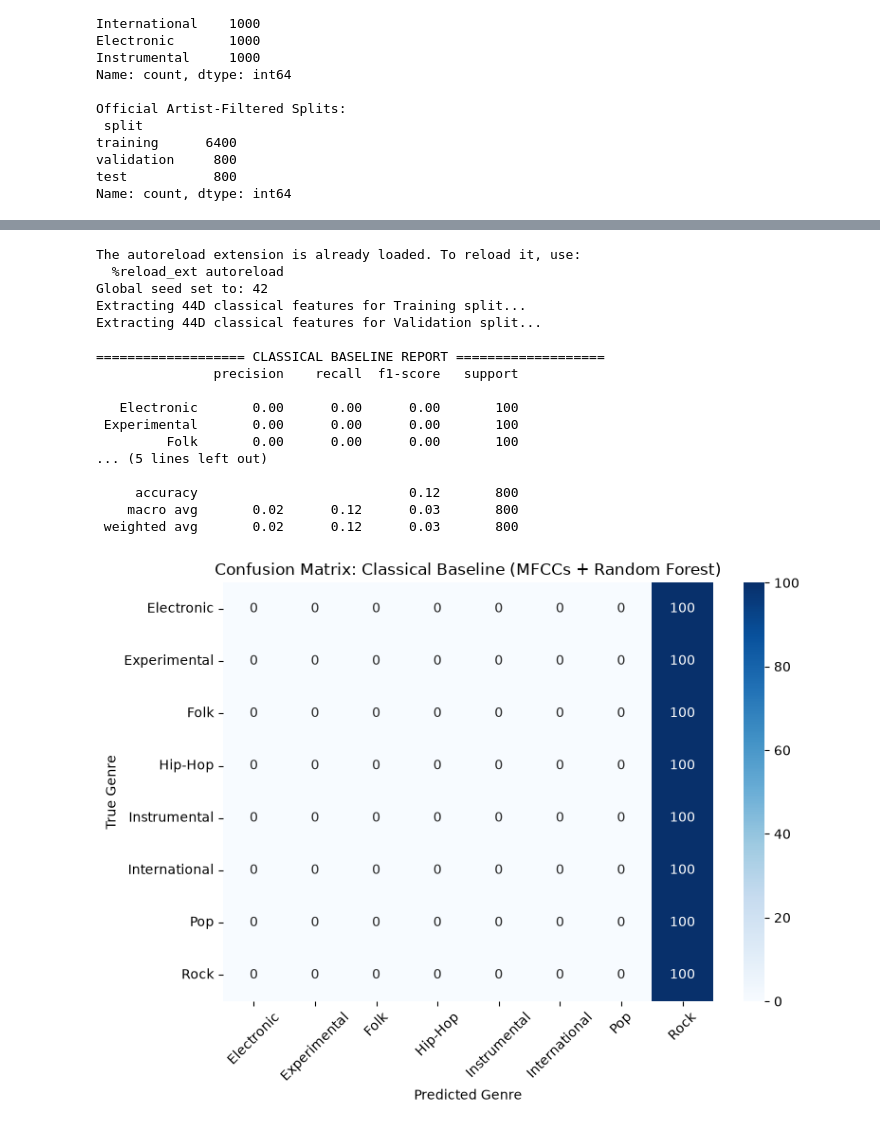
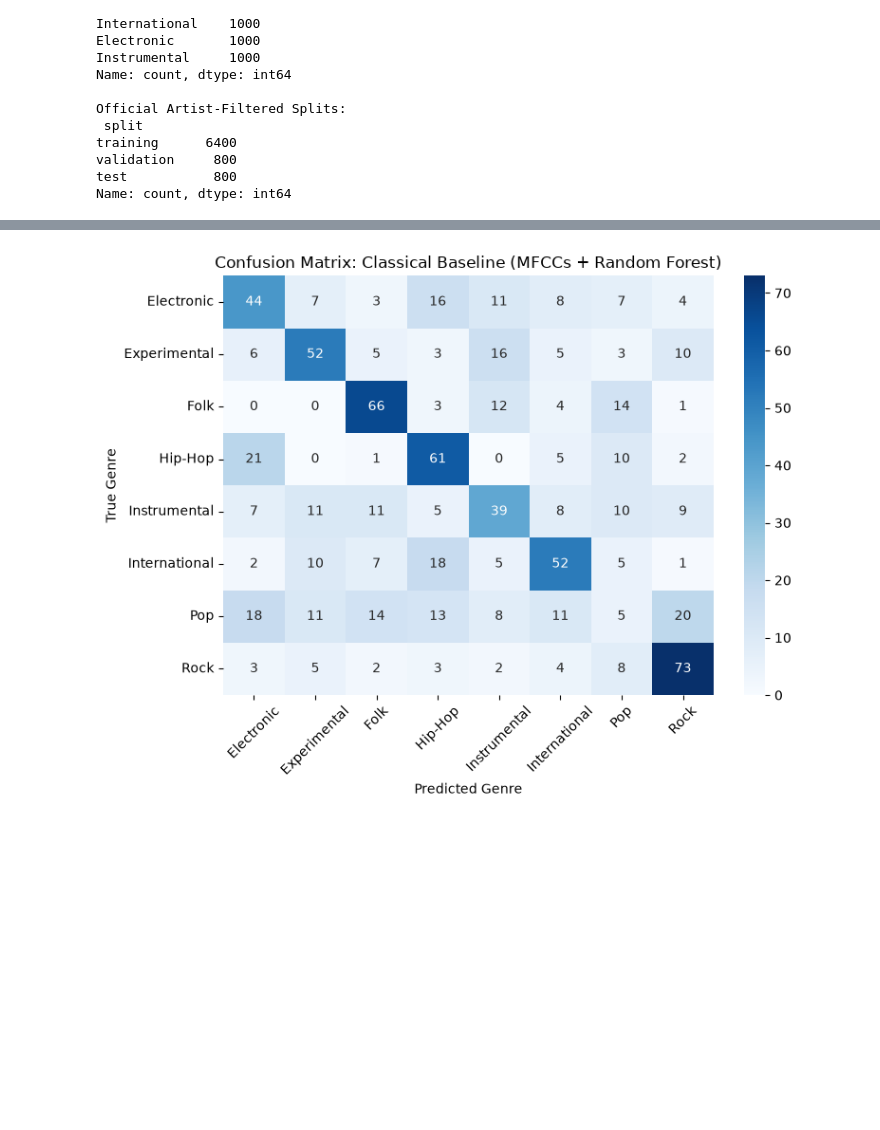
Before and after one commit to Mateusz1645/audio-classification-and-retrieval, a Jupyter notebook: notebooks/02_features_and_baseline.ipynb, the cells around one changed output, grey strips where cells are left out. Cells and saved outputs as stored; diff of their text form; code cells hidden in the pictures; blank space fills up the shorter version.

Commit message:
fix plotting of baseline classification

```diff
--- a/notebooks/02_features_and_baseline.ipynb
+++ b/notebooks/02_features_and_baseline.ipynb
@@ -109,92 +102,23 @@ Sample Class Label Index: tensor(3)
 # %%
-%load_ext autoreload
-%autoreload 2
-
-import sys
-from pathlib import Path
-
-# Add project root to path
-project_root = Path.cwd().parent
-if str(project_root) not in sys.path:
-    sys.path.append(str(project_root))
-
-import numpy as np
-import pandas as pd
-import matplotlib.pyplot as plt
-import seaborn as sns
-from sklearn.ensemble import RandomForestClassifier
-from sklearn.metrics import classification_report, confusion_matrix
-
-from src.audio_classification.utils import set_seed
-from src.audio_classification.data import load_fma_metadata, get_audio_path
-from src.audio_classification.features import extract_classical_features
-
-# Set global seed for reproducibility
-set_seed(42)
-
-# 1. Load FMA Metadata
-metadata_path = project_root / "data" / "raw" / "fma_metadata"
-audio_dir = project_root / "data" / "raw" / "fma_small"
-df_meta = load_fma_metadata(str(metadata_path))
-
-# 2. Extract Classical Features (Training & Validation Sets)
-train_df = df_meta[df_meta["split"] == "training"].reset_index(drop=True)
-val_df = df_meta[df_meta["split"] == "validation"].reset_index(drop=True)
-
-print("Extracting 44D classical features for Training split...")
-X_train = np.array([extract_classical_features(get_audio_path(str(audio_dir), tid)) for tid in train_df["track_id"]])
-y_train = train_df["genre"].values
-
-print("Extracting 44D classical features for Validation split...")
-X_val = np.array([extract_classical_features(get_audio_path(str(audio_dir), tid)) for tid in val_df["track_id"]])
-y_val = val_df["genre"].values
-
-# 3. Fit Random Forest Classifier Baseline
-rf_baseline = RandomForestClassifier(n_estimators=100, random_state=42, n_jobs=-1)
-rf_baseline.fit(X_train, y_train)
-
-# 4. Predict & Evaluate
-y_pred = rf_baseline.predict(X_val)
-
-print("\n=================== CLASSICAL BASELINE REPORT ===================")
-print(classification_report(y_val, y_pred))
-
 # 5. Plot Confusion Matrix Heatmap
 labels = sorted(list(set(y_val)))
 cm = confusion_matrix(y_val, y_pred, labels=labels)
 
 plt.figure(figsize=(8, 6))
 sns.heatmap(
     cm,
     annot=True,
     fmt="d",
     cmap="Blues",
     xticklabels=labels,
     yticklabels=labels,
 )
 plt.title("Confusion Matrix: Classical Baseline (MFCCs + Random Forest)")
 plt.xlabel("Predicted Genre")
 plt.ylabel("True Genre")
 plt.xticks(rotation=45)
 plt.yticks(rotation=0)
 plt.tight_layout()
 plt.show()
 # %% [output]
-The autoreload extension is already loaded. To reload it, use:
-  %reload_ext autoreload
-Global seed set to: 42
-Extracting 44D classical features for Training split...
-Extracting 44D classical features for Validation split...
-
-=================== CLASSICAL BASELINE REPORT ===================
-               precision    recall  f1-score   support
-
-   Electronic       0.00      0.00      0.00       100
- Experimental       0.00      0.00      0.00       100
-         Folk       0.00      0.00      0.00       100
-... (5 lines left out)
-
-     accuracy                           0.12       800
-    macro avg       0.02      0.12      0.03       800
- weighted avg       0.02      0.12      0.03       800
-[figure, old version]
+[figure, new version]
```
Also changed, not shown: parts of 3 cells of this notebook.
